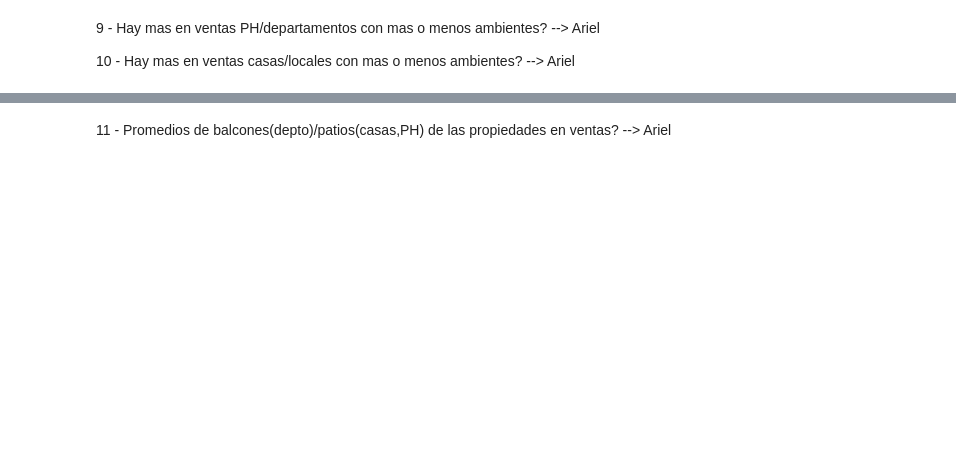
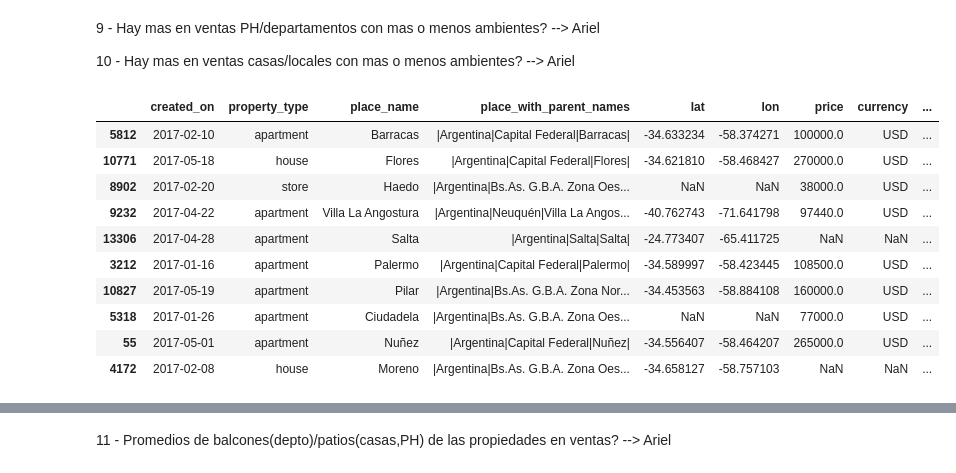
Before and after one commit to PRPablo/VentasDePropiedades, a Jupyter notebook: Analisis Exploratorio/Respuestas de Pregs.ipynb, the cells around one changed output, grey strips where cells are left out. Saved outputs shown, nothing was run; the diff lists cells and outputs as text; code cells hidden in the pictures; blank space fills up the shorter version.

```diff
--- a/Analisis Exploratorio/Respuestas de Pregs.ipynb
+++ b/Analisis Exploratorio/Respuestas de Pregs.ipynb
@@ -13,8 +24,22 @@ import matplotlib.pyplot as plt
 # %%
-sells = pd.read_csv('data/Propiedades-0701.csv')
+#sells = pd.read_csv('data/Propiedades-0701.csv')
 # con esto borro una columna del dataframe (id, operation, place_with_parents_name, country_name, geonames_id(ver si sirve)
 # lat-lon, price_aprox_local_currency, price_usd_per_m2, price_per_m2, floor, description, title, image_thumbnail)
-sells = sells.drop(sells.columns[[0, 2, 5, 6, 8, 9, 10, 11, 14, 18, 19, 20, 23, 24, 25, 26]], axis=1)
+#sells = sells_primero_2017.drop(sells.columns[[0, 2, 5, 6, 8, 9, 10, 11, 14, 18, 19, 20, 23, 24, 25, 26]], axis=1)
+sells = sells_primero_2017.drop(sells_primero_2017.columns[[0]], axis=1)
+sells.sample(10)
+# %% [output]
+|  | created_on | property_type | place_name | place_with_parent_names | lat | lon | price | currency | ... |
+| 5812 | 2017-02-10 | apartment | Barracas | |Argentina|Capital Federal|Barracas| | -34.633234 | -58.374271 | 100000.0 | USD | ... |
+| 10771 | 2017-05-18 | house | Flores | |Argentina|Capital Federal|Flores| | -34.621810 | -58.468427 | 270000.0 | USD | ... |
+| 8902 | 2017-02-20 | store | Haedo | |Argentina|Bs.As. G.B.A. Zona Oes... | NaN | NaN | 38000.0 | USD | ... |
+| 9232 | 2017-04-22 | apartment | Villa La Angostura | |Argentina|Neuquén|Villa La Angos... | -40.762743 | -71.641798 | 97440.0 | USD | ... |
+| 13306 | 2017-04-28 | apartment | Salta | |Argentina|Salta|Salta| | -24.773407 | -65.411725 | NaN | NaN | ... |
+| 3212 | 2017-01-16 | apartment | Palermo | |Argentina|Capital Federal|Palermo| | -34.589997 | -58.423445 | 108500.0 | USD | ... |
+| 10827 | 2017-05-19 | apartment | Pilar | |Argentina|Bs.As. G.B.A. Zona Nor... | -34.453563 | -58.884108 | 160000.0 | USD | ... |
+| 5318 | 2017-01-26 | apartment | Ciudadela | |Argentina|Bs.As. G.B.A. Zona Oes... | NaN | NaN | 77000.0 | USD | ... |
+| 55 | 2017-05-01 | apartment | Nuñez | |Argentina|Capital Federal|Nuñez| | -34.556407 | -58.464207 | 265000.0 | USD | ... |
+| 4172 | 2017-02-08 | house | Moreno | |Argentina|Bs.As. G.B.A. Zona Oes... | -34.658127 | -58.757103 | NaN | NaN | ... |
 # %%
 #filtro los NAN de price and rooms que voy a utilizar
 sells = sells[np.isfinite(sells['price'])]
```
Also changed, not shown: parts of 6 cells of this notebook, 54 other files.
